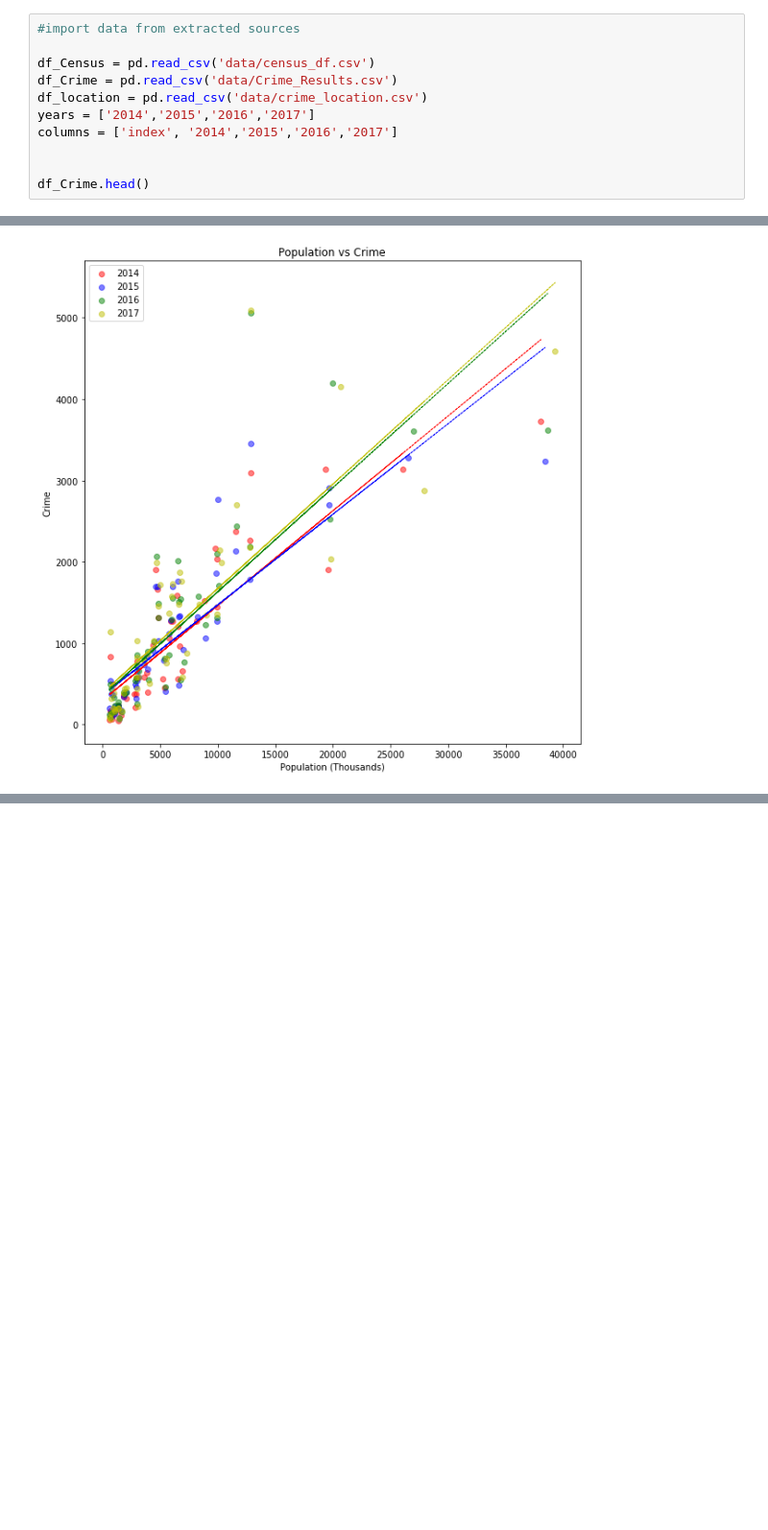
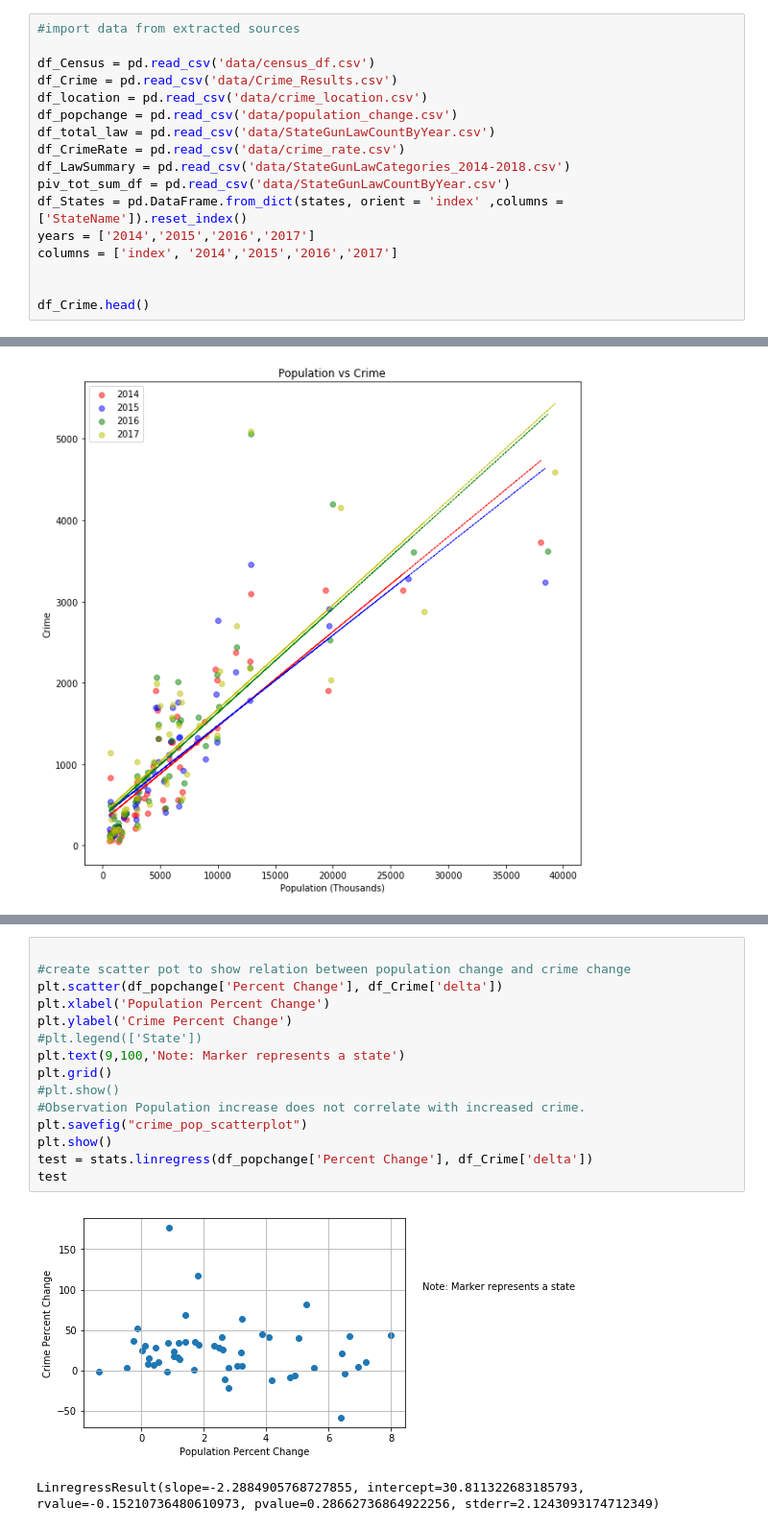
Before and after one commit to Vallito/Project_1, a Jupyter notebook: Project_1_Final.ipynb, the cells around one changed output, grey strips where cells are left out. Shown at 96% size. Drawn from its saved outputs; the diff is of its cells as text; blank space fills up the shorter version.

```diff
--- a/Project_1_Final.ipynb
+++ b/Project_1_Final.ipynb
@@ -13,6 +15,12 @@ from us_state_abbrev import states
 df_Census = pd.read_csv('data/census_df.csv')
 df_Crime = pd.read_csv('data/Crime_Results.csv')
 df_location = pd.read_csv('data/crime_location.csv')
+df_popchange = pd.read_csv('data/population_change.csv')
+df_total_law = pd.read_csv('data/StateGunLawCountByYear.csv')
+df_CrimeRate = pd.read_csv('data/crime_rate.csv')
+df_LawSummary = pd.read_csv('data/StateGunLawCategories_2014-2018.csv')
+piv_tot_sum_df = pd.read_csv('data/StateGunLawCountByYear.csv')
+df_States = pd.DataFrame.from_dict(states, orient = 'index' ,columns = ['StateName']).reset_index()
 years = ['2014','2015','2016','2017']
 columns = ['index', '2014','2015','2016','2017']
 
@@ -172,3 +180,21 @@ py.io.write_image(fig, '2017 Gun Crimes by Location.png')
 py.plotly.iplot( fig, validate=False, filename='2017 Gun Crimes by Location' )
 # %% [output]
 [interactive output not drawn]
+# %%
+
+#create scatter pot to show relation between population change and crime change
+plt.scatter(df_popchange['Percent Change'], df_Crime['delta'])
+plt.xlabel('Population Percent Change')
+plt.ylabel('Crime Percent Change')
+#plt.legend(['State'])
+plt.text(9,100,'Note: Marker represents a state')
+plt.grid()
+#plt.show()
+#Observation Population increase does not correlate with increased crime.
+plt.savefig("crime_pop_scatterplot")
+plt.show()
+test = stats.linregress(df_popchange['Percent Change'], df_Crime['delta'])
+test
+# %% [output]
+[figure, added]
+LinregressResult(slope=-2.2884905768727855, intercept=30.811322683185793, rvalue=-0.15210736480610973, pvalue=0.28662736864922256, stderr=2.1243093174712349)
```
Also changed, not shown: parts of 12 cells of this notebook, 11 other files.
